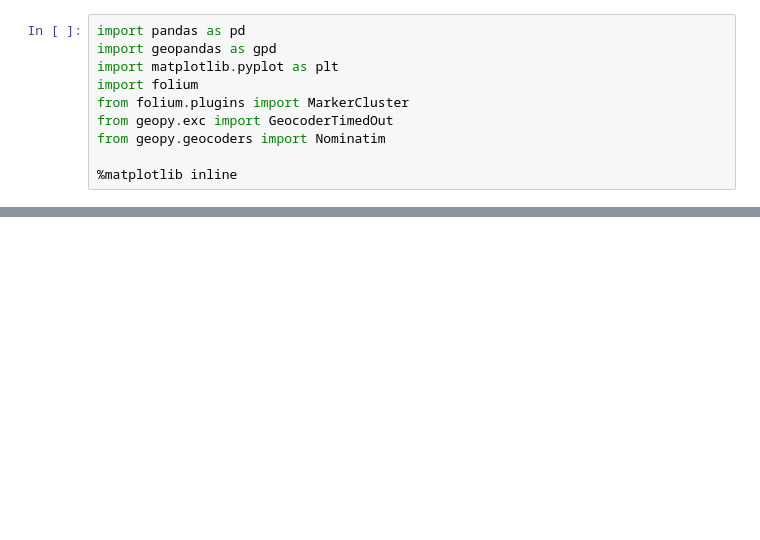
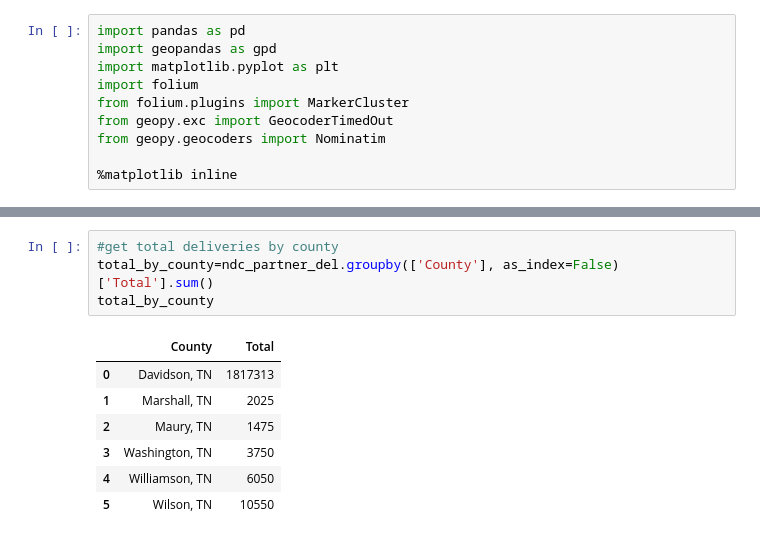
Before and after one commit to paulballenger/nashville_diaper_connection, a Jupyter notebook: notebooks/ndc_map.ipynb, the cells around one changed output, grey strips where cells are left out. Cells and saved outputs as stored; diff of their text form; blank space fills up the shorter version.

```diff
--- a/notebooks/ndc_map.ipynb
+++ b/notebooks/ndc_map.ipynb
@@ -24,3 +24,15 @@ ndc_partner_del.head()
+# %%
+#get total deliveries by county
+total_by_county=ndc_partner_del.groupby(['County'], as_index=False)['Total'].sum()
+total_by_county
+# %% [output]
+|  | County | Total |
+| 0 | Davidson, TN | 1817313 |
+| 1 | Marshall, TN | 2025 |
+| 2 | Maury, TN | 1475 |
+| 3 | Washington, TN | 3750 |
+| 4 | Williamson, TN | 6050 |
+| 5 | Wilson, TN | 10550 |
 # %%
 #import county file
 counties = gpd.read_file('../data/county.geojson')
```
Also changed, not shown: parts of 5 cells of this notebook, 2 other files.
